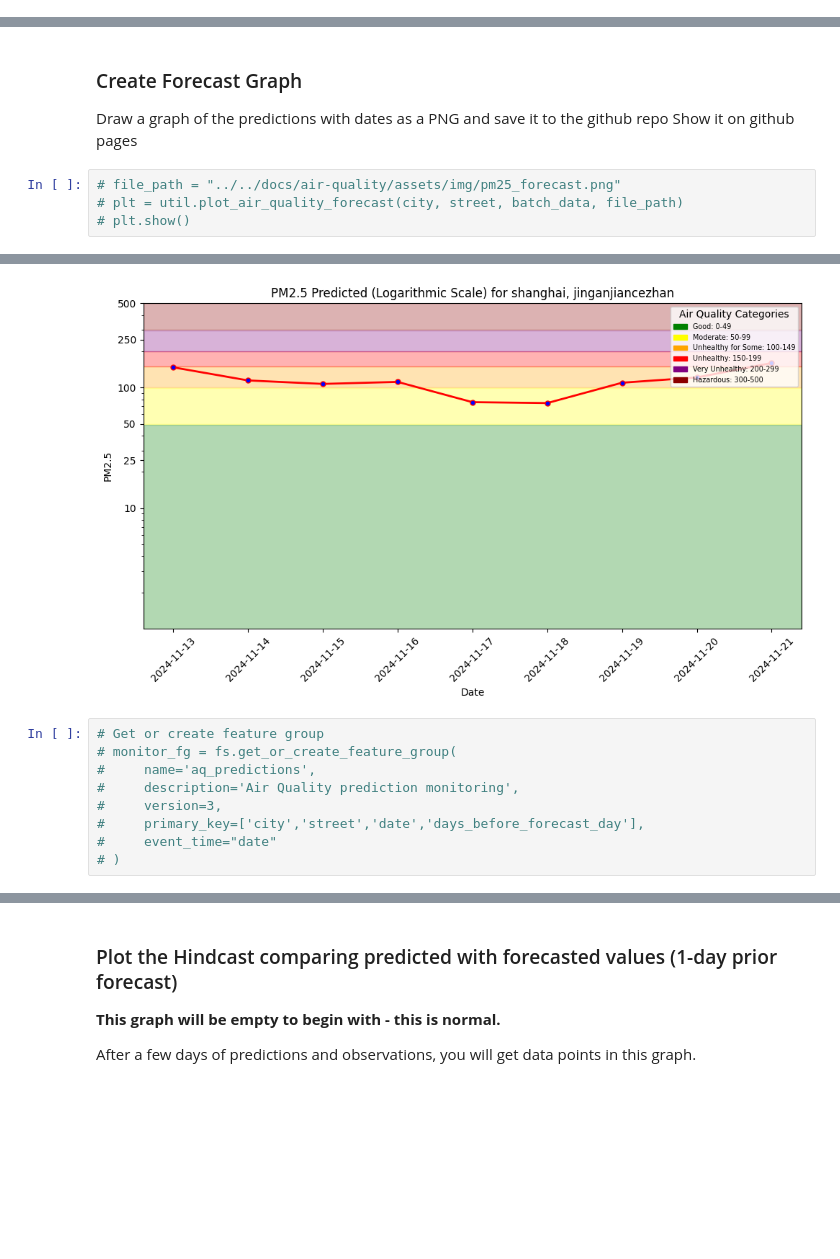
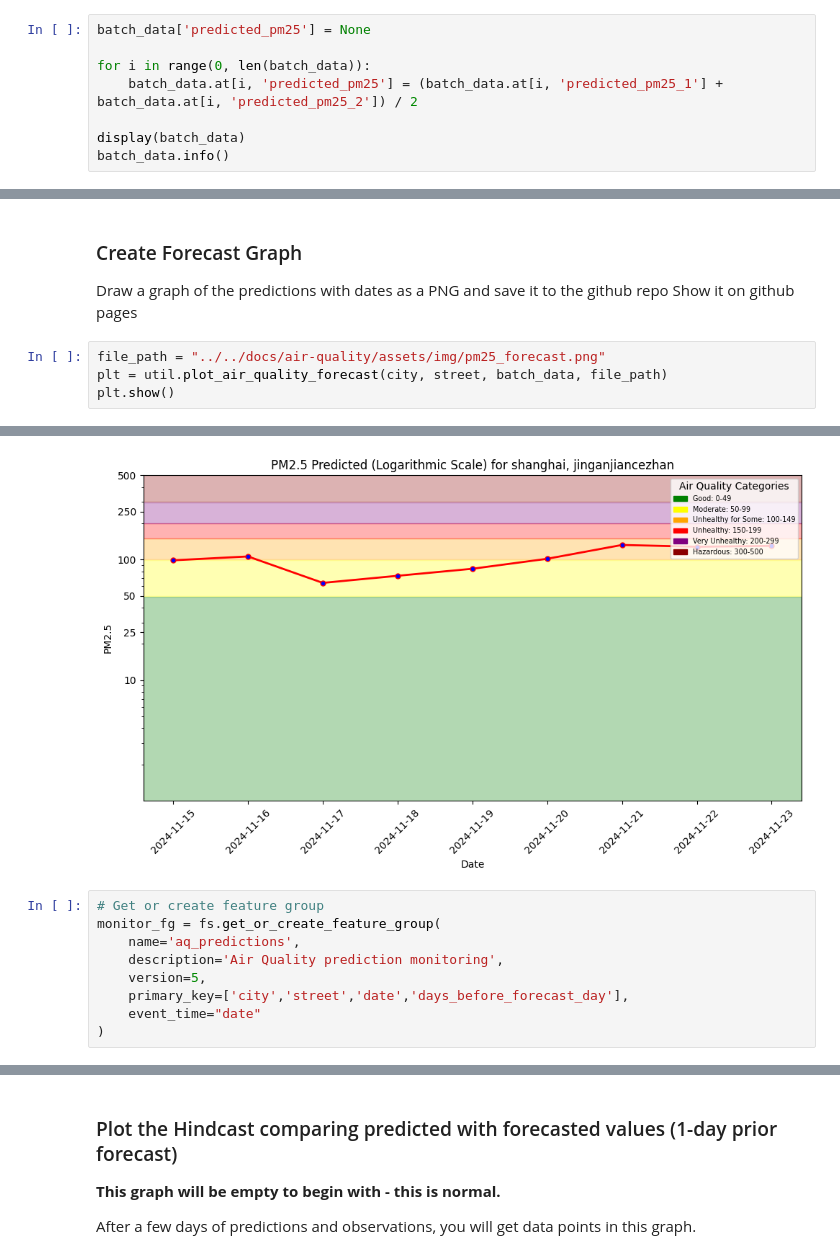
Before and after one commit to AMomozZz/mlfs-book, a Jupyter notebook: notebooks/ch03/4_air_quality_batch_inference.ipynb, the cells around one changed output, grey strips where cells are left out. Drawn from its saved outputs; the diff is of its cells as text; blank space fills up the shorter version.

```diff
--- a/notebooks/ch03/4_air_quality_batch_inference.ipynb
+++ b/notebooks/ch03/4_air_quality_batch_inference.ipynb
@@ -239,3 +238,11 @@ Data columns (total 29 columns):
  28  predicted_pm25_2             9 non-null      object
 dtypes: datetime64[us, UTC](1), float32(25), object(3)
 memory usage: 1.3+ KB
+# %%
+batch_data['predicted_pm25'] = None
+
+for i in range(0, len(batch_data)):
+    batch_data.at[i, 'predicted_pm25'] = (batch_data.at[i, 'predicted_pm25_1'] + batch_data.at[i, 'predicted_pm25_2']) / 2
+
+display(batch_data)
+batch_data.info()
@@ -284,7 +320,7 @@ memory usage: 1.5+ KB
 Draw a graph of the predictions with dates as a PNG and save it to the github repo
 Show it on github pages
 # %%
-# file_path = "../../docs/air-quality/assets/img/pm25_forecast.png"
-# plt = util.plot_air_quality_forecast(city, street, batch_data, file_path)
-# plt.show()
+file_path = "../../docs/air-quality/assets/img/pm25_forecast.png"
+plt = util.plot_air_quality_forecast(city, street, batch_data, file_path)
+plt.show()
 # %% [output]
@@ -292,11 +328,11 @@ Show it on github pages
-[figure, old version]
+[figure, new version]
 # %%
 # Get or create feature group
-# monitor_fg = fs.get_or_create_feature_group(
-#     name='aq_predictions',
-#     description='Air Quality prediction monitoring',
-#     version=3,
-#     primary_key=['city','street','date','days_before_forecast_day'],
-#     event_time="date"
-# )
+monitor_fg = fs.get_or_create_feature_group(
+    name='aq_predictions',
+    description='Air Quality prediction monitoring',
+    version=5,
+    primary_key=['city','street','date','days_before_forecast_day'],
+    event_time="date"
+)
 # %%
```
Also changed, not shown: parts of 15 cells of this notebook, 4 other files.
